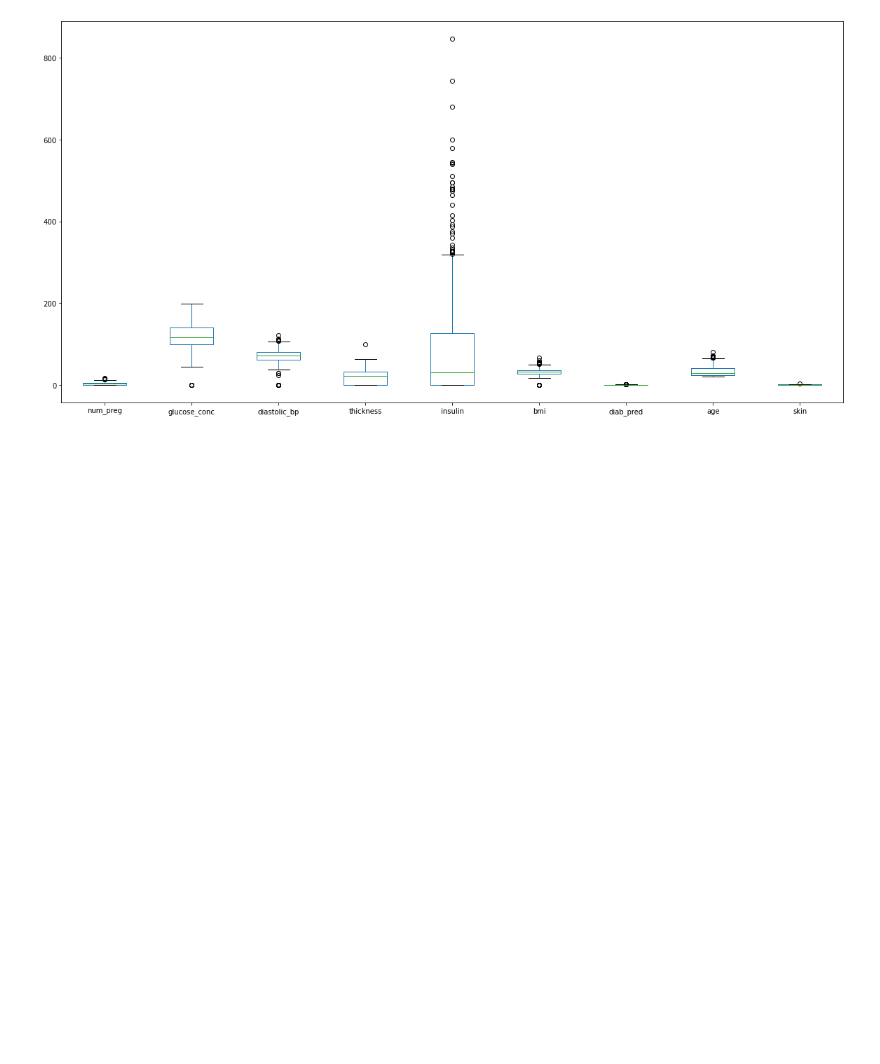
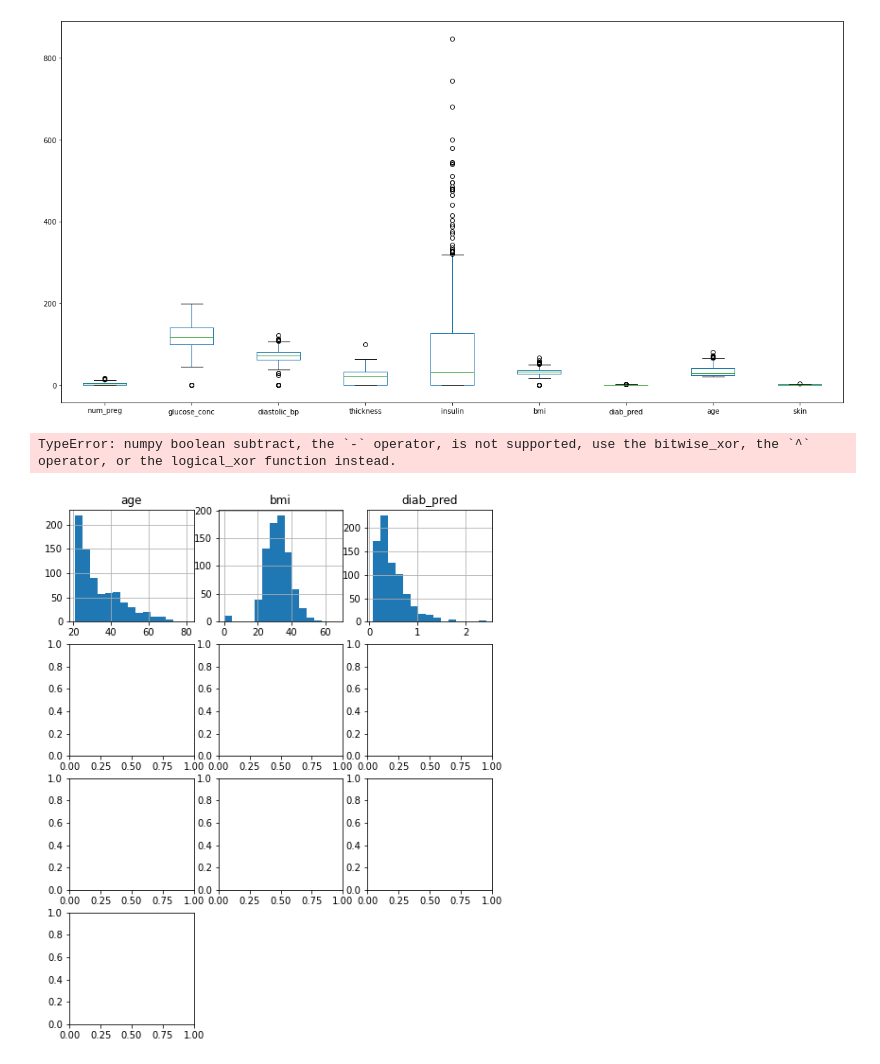
Before and after one commit to hagershams/Diabetes_Disease-, a Jupyter notebook: Untitled.ipynb, the cells around one changed output. Saved outputs shown, nothing was run; the diff lists cells and outputs as text; code cells hidden in the pictures; blank space fills up the shorter version.

```diff
--- a/Untitled.ipynb
+++ b/Untitled.ipynb
@@ -93,3 +93,8 @@ data.plot(kind = 'box', figsize = (20,10))
 plt.show()
 # %% [output]
 [figure]
+# %%
+da = data.hist(bins=15,figsize=(8,10))
+# %% [output]
+TypeError: numpy boolean subtract, the `-` operator, is not supported, use the bitwise_xor, the `^` operator, or the logical_xor function instead.
+[figure, added]
```
Also changed, not shown: parts of 7 cells of this notebook.
